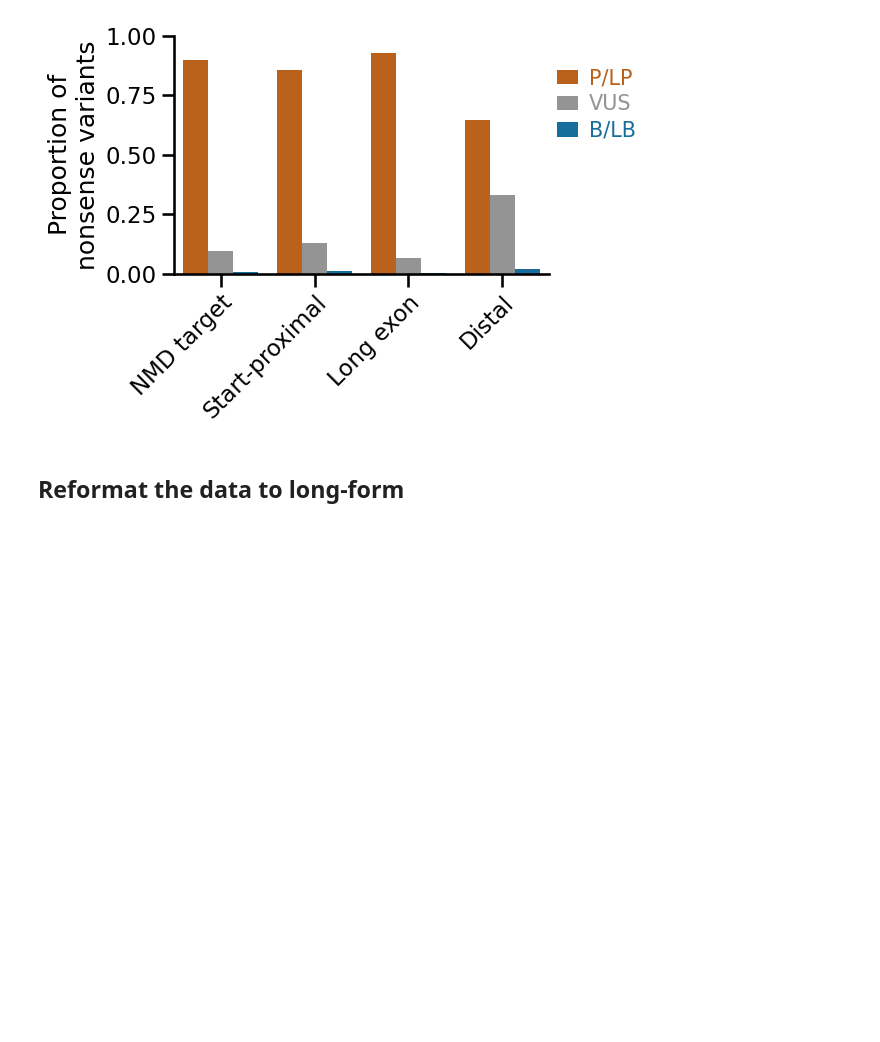
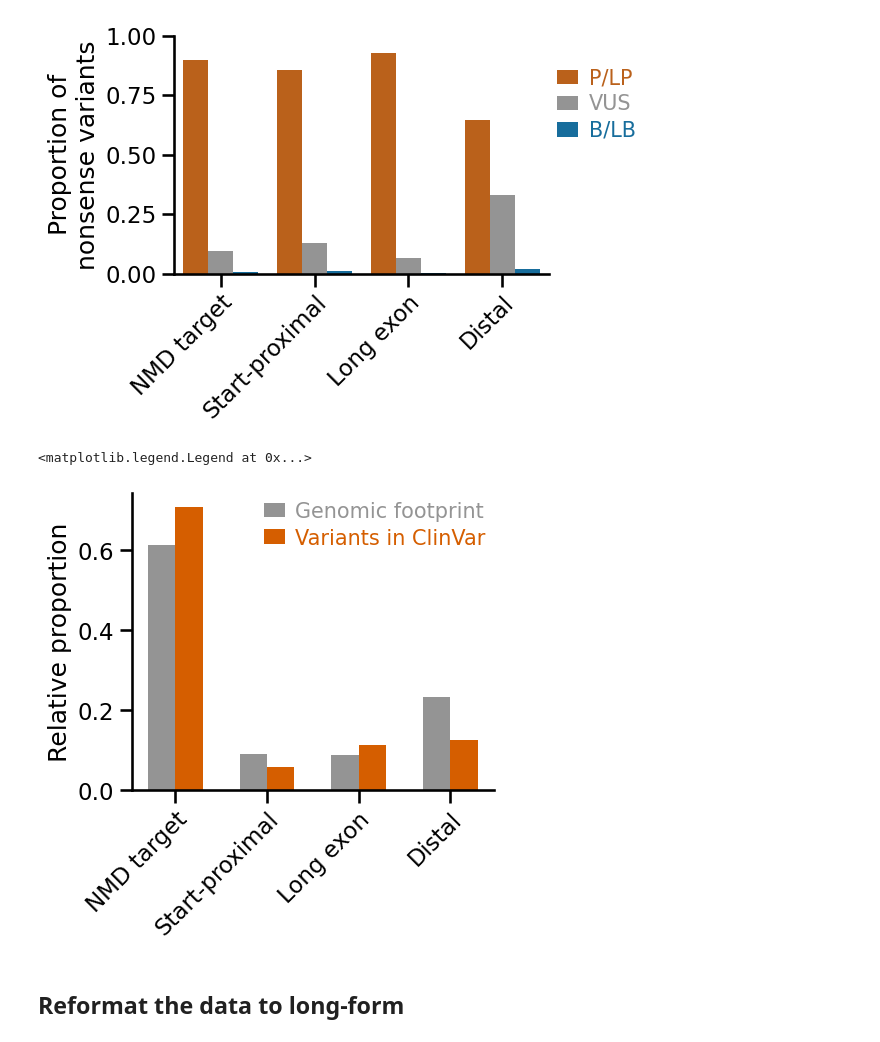
Before and after one commit to alexblakes/regional_nonsense_constraint, a Jupyter notebook: scripts_plots/clinvar_plots.ipynb, the cells around one changed output. Saved outputs shown, nothing was run; the diff lists cells and outputs as text; code cells hidden in the pictures; blank space fills up the shorter version.

Commit message:
Plot footprint and relative variant count

```diff
--- a/scripts_plots/clinvar_plots.ipynb
+++ b/scripts_plots/clinvar_plots.ipynb
@@ -81,6 +81,49 @@ ax.legend(
 plt.savefig("../plots/clinvar_nonsense_acmg_by_region.svg", format="svg")
 # %% [output]
 [figure]
+# %%
+region_order = ["nmd", "start_proximal", "long_exon", "distal"]
+region_labels = ["NMD target", "Start-proximal", "Long exon", "Distal"]
+exp = [0.613, 0.088, 0.087, 0.232]  # Genomic footprint of NMD regions
+
+col = sns.color_palette("colorblind").as_hex()
+
+obs = df["variant_region"].value_counts(normalize=True)[region_order]
+
+ticks = np.arange(len(exp))
+width = 0.3
+
+fig, ax = plt.subplots(figsize=(5, 5), layout="tight")
+
+ax.bar(x=ticks, height=exp, width=width, color=col[7], label="Genomic footprint")
+ax.bar(
+    x=ticks + width, height=obs, width=width, color=col[3], label="Variants in ClinVar"
+)
+
+ax.set_xticks(
+    ticks=(ticks + width / 2),
+    labels=region_labels,
+    rotation=45,
+    ha="right",
+    rotation_mode="anchor",
+)
+ax.set_ylabel("Relative proportion")
+
+ax.spines[["top", "right"]].set_visible(False)
+
+ax.legend(
+    frameon=False,
+    labelcolor="linecolor",
+    fontsize="small",
+    labelspacing=0.3,
+    columnspacing=1,
+    handlelength=1,
+    handletextpad=0.5,
+    borderaxespad=0,
+)
+# %% [output]
+<matplotlib.legend.Legend at 0x...>
+[figure, added]
 # %% [markdown]
 ## Reformat the data to long-form
 # %%
```
Also changed, not shown: parts of 1 cell of this notebook.
